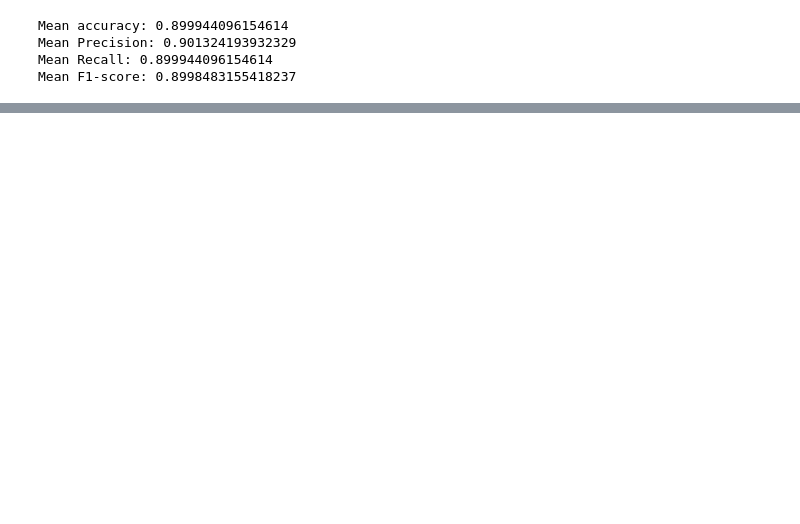
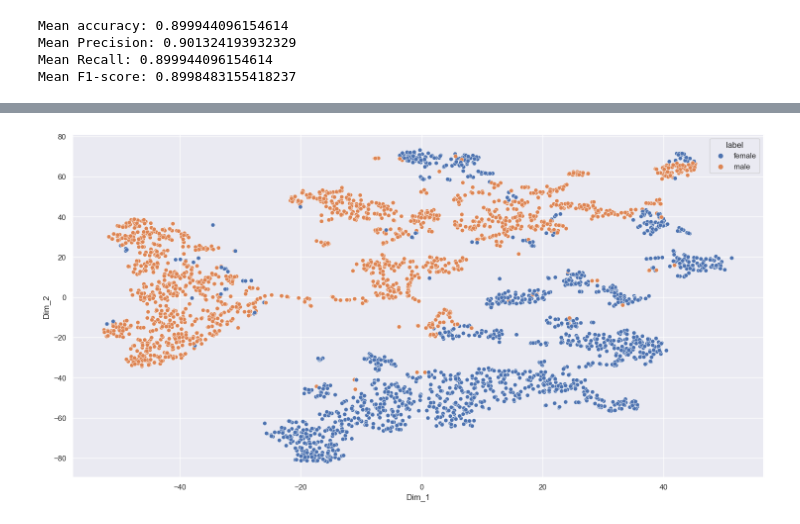
Before and after one commit to devKhush/Machine-Learning-Project-Gender-Recognition-From-Voice, a Jupyter notebook: src/test.ipynb, the cells around one changed output, grey strips where cells are left out. Drawn from its saved outputs; the diff is of its cells as text; code cells hidden in the pictures; blank space fills up the shorter version.

```diff
--- a/src/test.ipynb
+++ b/src/test.ipynb
@@ -108,0 +201,5 @@ Mean F1-score: 0.8998483155418237
+# %%
+plt.figure(figsize=(18,9))
+sb.scatterplot(x="Dim_1", y="Dim_2",hue="label",data=tsne_df);
+# %% [output]
+[figure, added]
```
Also changed, not shown: parts of 15 cells of this notebook.
